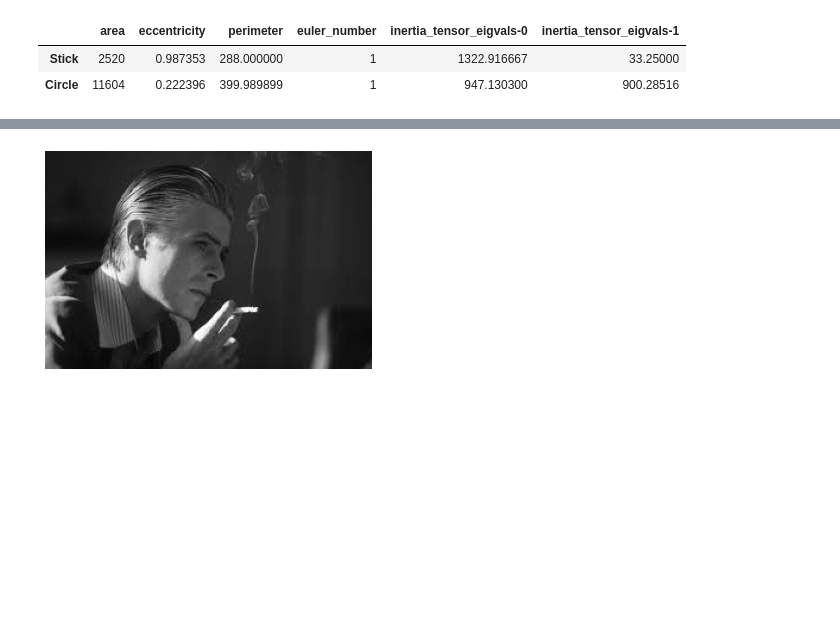
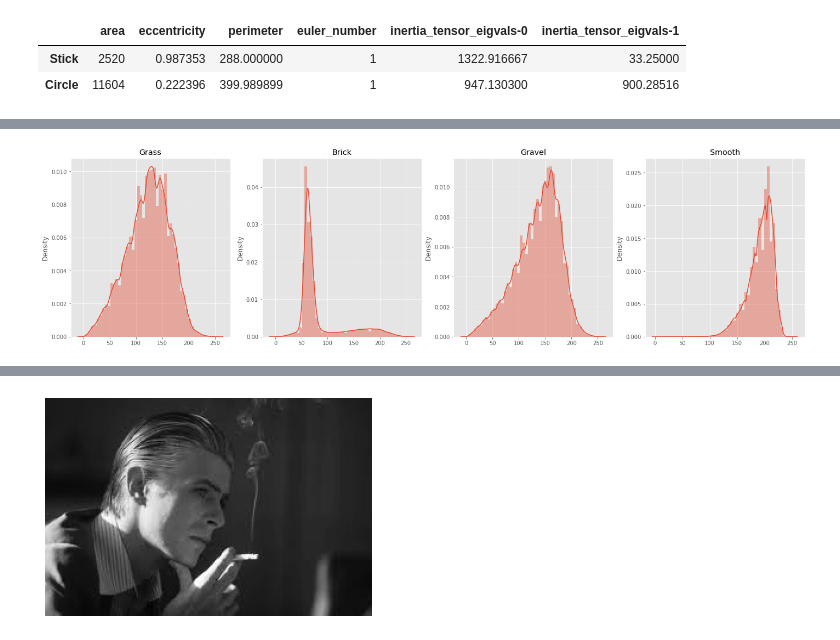
Before and after one commit to jpcano1/ISIS_4825_skimage_last, a Jupyter notebook: Scikit_Image_Final_Bootcamp.ipynb, the cells around one changed output, grey strips where cells are left out. Saved outputs shown, nothing was run; the diff lists cells and outputs as text; code cells hidden in the pictures; blank space fills up the shorter version.

```diff
--- a/Scikit_Image_Final_Bootcamp.ipynb
+++ b/Scikit_Image_Final_Bootcamp.ipynb
@@ -640,0 +670,21 @@ df
+# %%
+plt.figure(figsize=(24, 6))
+plt.subplot(141)
+sns.distplot(grass.ravel())
+plt.title("Grass")
+
+plt.subplot(142)
+sns.distplot(brick.ravel())
+plt.title("Brick")
+
+plt.subplot(143)
+sns.distplot(gravel.ravel())
+plt.title("Gravel")
+
+plt.subplot(144)
+sns.distplot(smooth.ravel())
+plt.title("Smooth")
+
+plt.show();
+# %% [output]
+[figure, added]
```
Also changed, not shown: parts of 20 cells of this notebook.
